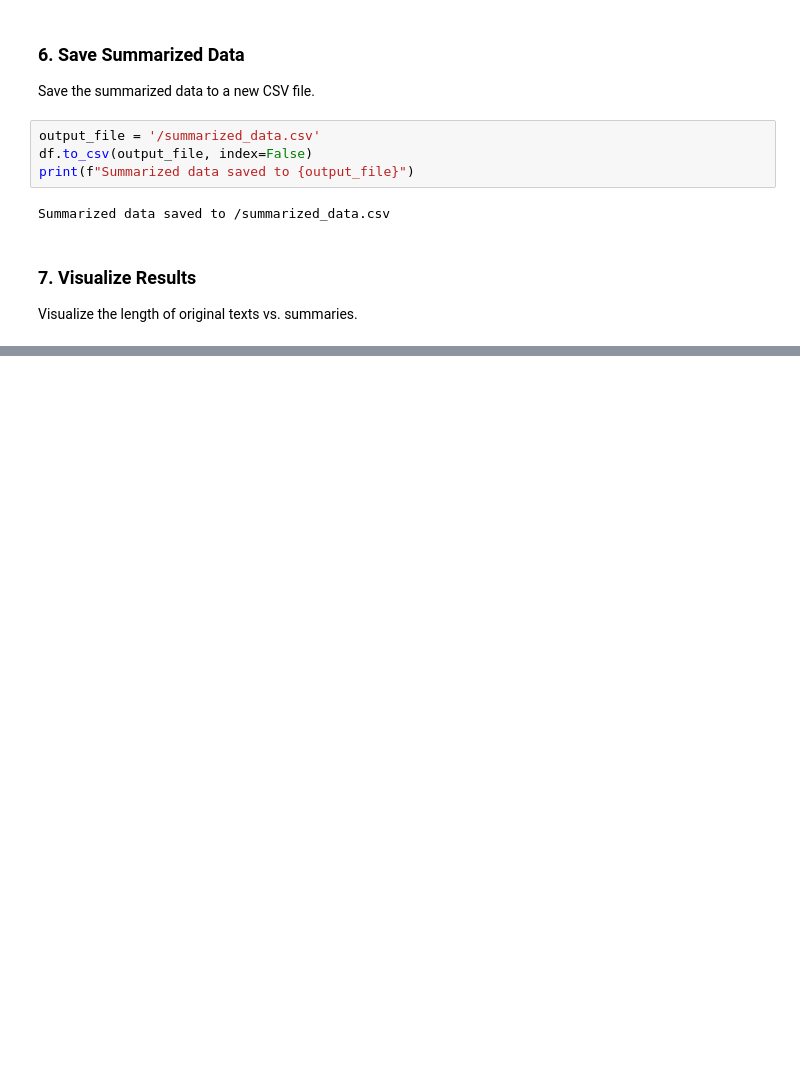
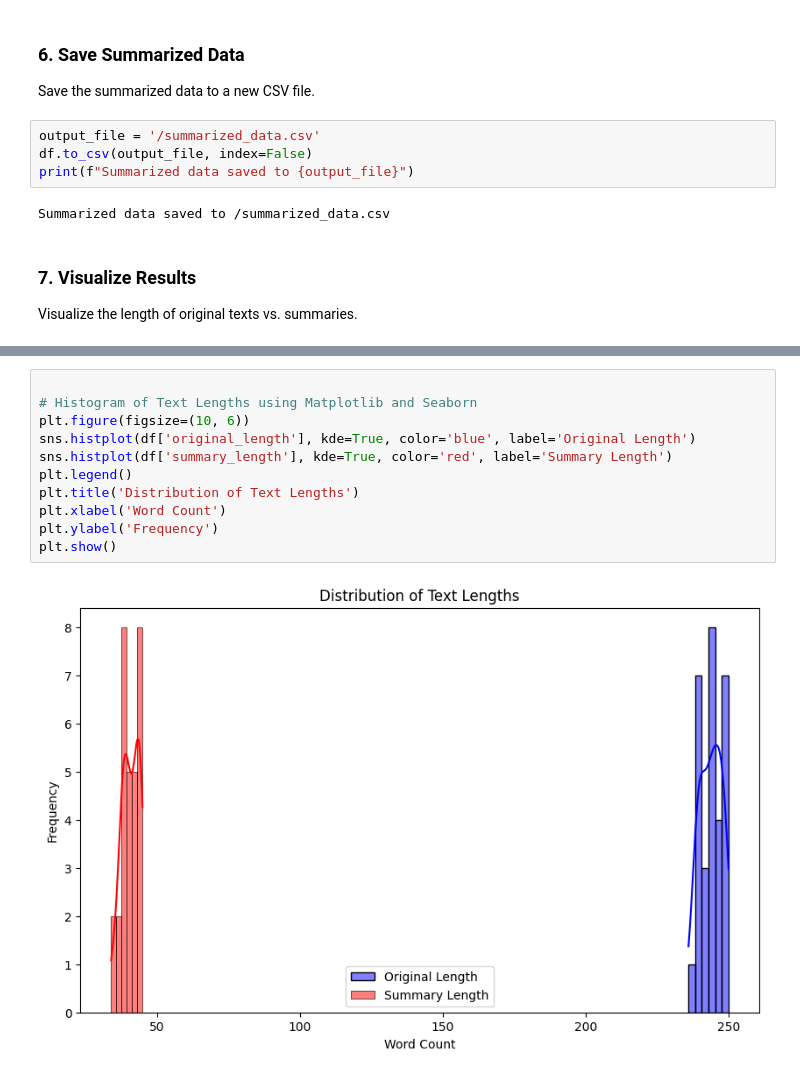
Before and after one commit to hannaschmueck/Session1_Visualisation_and_Summarisation, a Jupyter notebook: NoteBooks/4_Text_Summariser.ipynb, the cells around one changed output, grey strips where cells are left out. Drawn from its saved outputs; the diff is of its cells as text; blank space fills up the shorter version.

```diff
--- a/NoteBooks/4_Text_Summariser.ipynb
+++ b/NoteBooks/4_Text_Summariser.ipynb
@@ -247,0 +345,13 @@ plt.show()
+# %%
+
+# Histogram of Text Lengths using Matplotlib and Seaborn
+plt.figure(figsize=(10, 6))
+sns.histplot(df['original_length'], kde=True, color='blue', label='Original Length')
+sns.histplot(df['summary_length'], kde=True, color='red', label='Summary Length')
+plt.legend()
+plt.title('Distribution of Text Lengths')
+plt.xlabel('Word Count')
+plt.ylabel('Frequency')
+plt.show()
+# %% [output]
+[figure, added]
```
Also changed, not shown: parts of 25 cells of this notebook.
